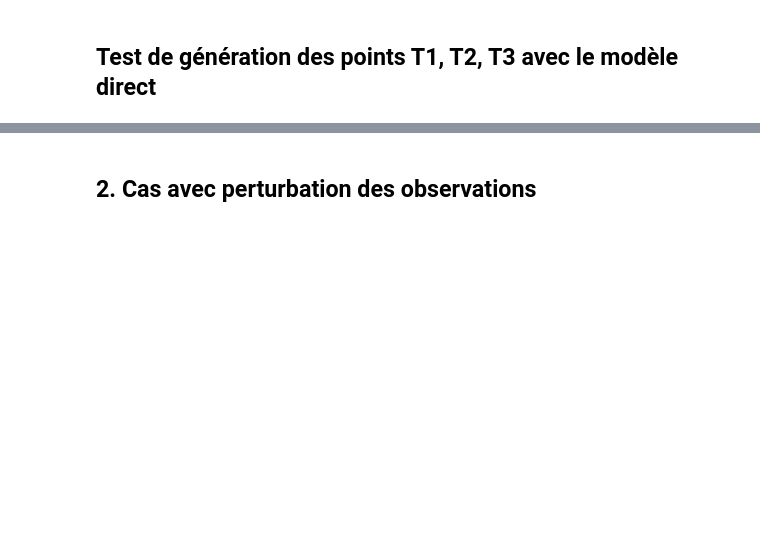
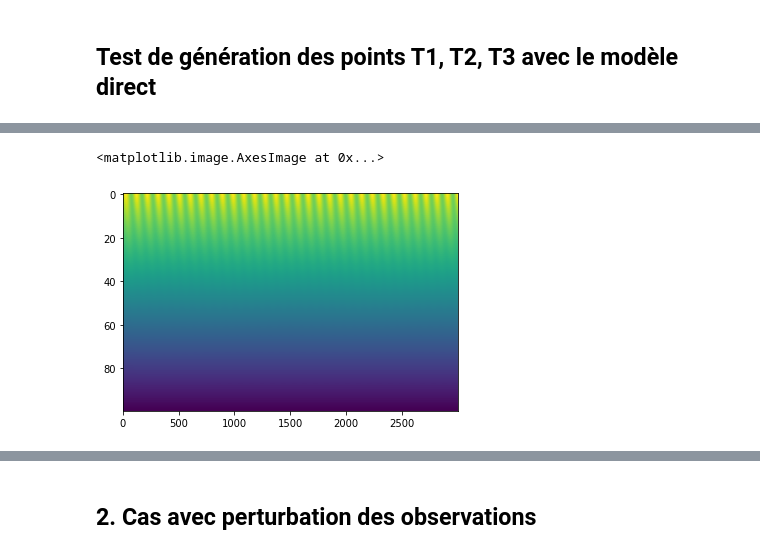
Before and after one commit to ameliemelorene/pyheatmy2022, a Jupyter notebook: demo_gen_test.ipynb, the cells around one changed output, grey strips where cells are left out. Drawn from its saved outputs; the diff is of its cells as text; code cells hidden in the pictures; blank space fills up the shorter version.

```diff
--- a/demo_gen_test.ipynb
+++ b/demo_gen_test.ipynb
@@ -189,0 +168,6 @@ plt.grid()
+# %%
+plt.imshow(col._temps[:,:3000], aspect='auto')
+# on voit bien le déphasage mais a encore cette modulation
+# %% [output]
+<matplotlib.image.AxesImage at 0x...>
+[figure, added]
```
Also changed, not shown: parts of 30 cells of this notebook, 4 other files.
